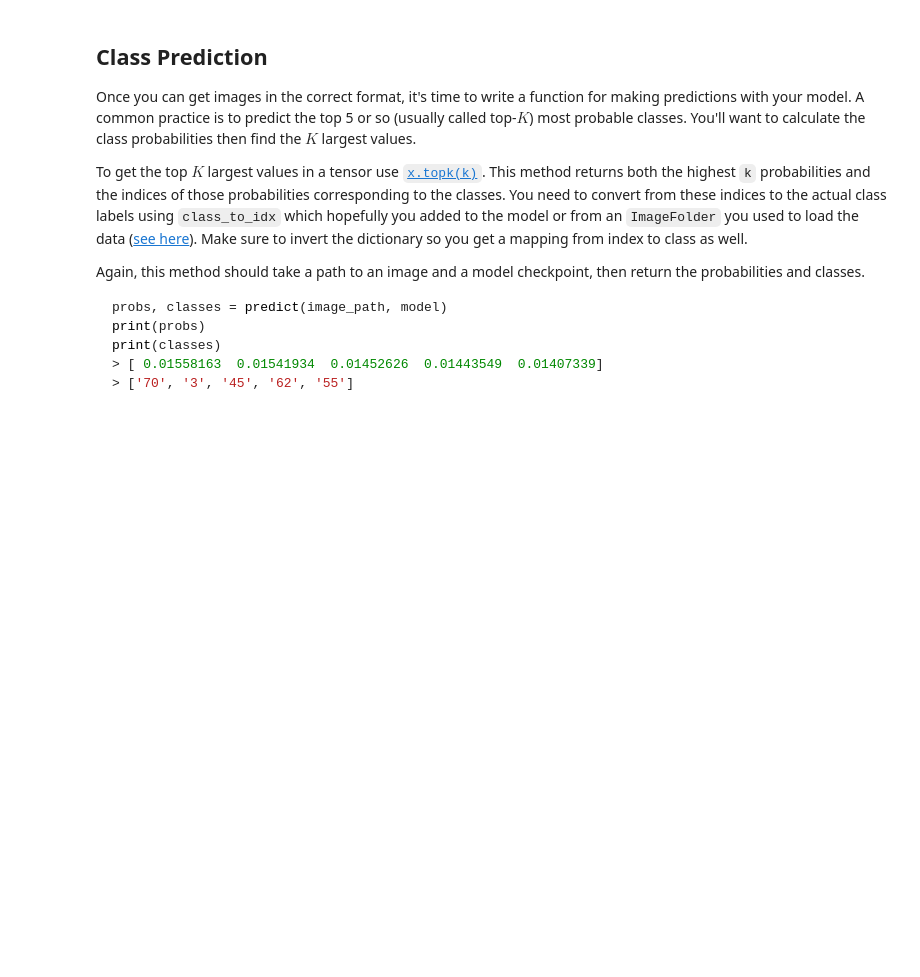
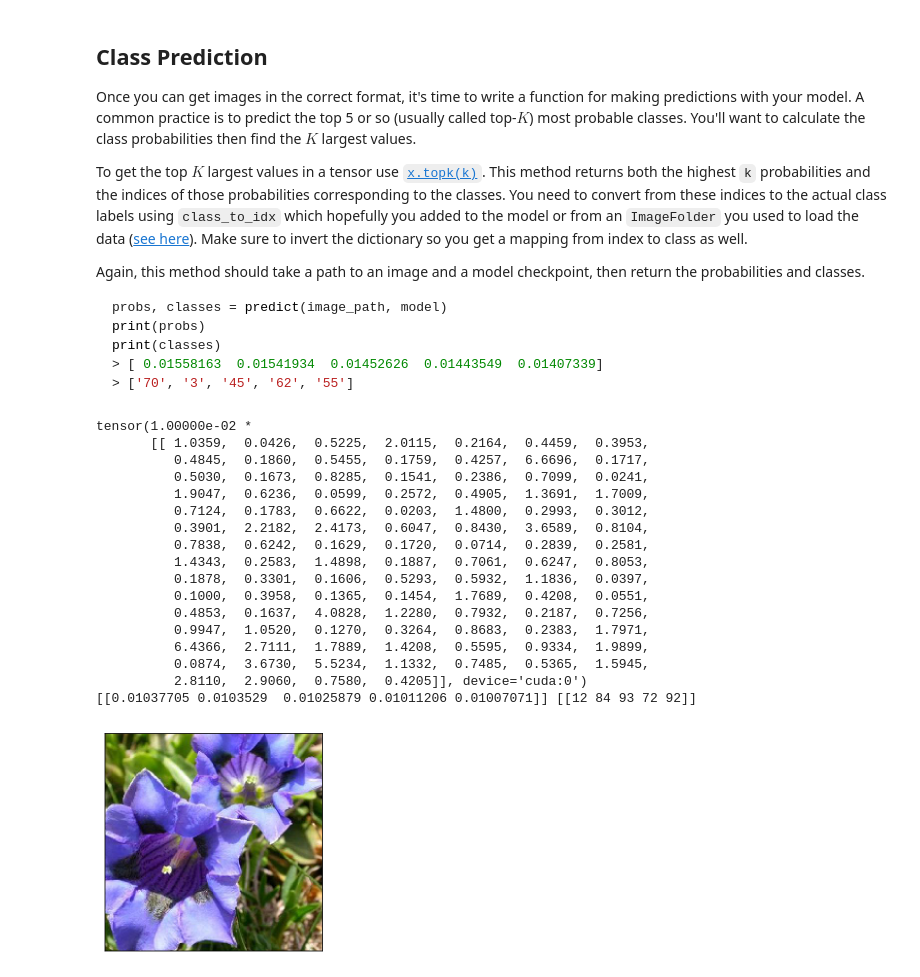
Before and after one commit to ahmetcetin/image-classifier-udacity, a Jupyter notebook: Image Classifier Project.ipynb, the cells around one changed output. Saved outputs shown, nothing was run; the diff lists cells and outputs as text; code cells hidden in the pictures; blank space fills up the shorter version.

Commit message:
contd prediction

```diff
--- a/Image Classifier Project.ipynb
+++ b/Image Classifier Project.ipynb
@@ -399,9 +416,41 @@ print(classes)
 # %%
 def predict(image_path, model, topk=5):
     ''' Predict the class (or classes) of an image using a trained deep learning model.
     '''
+    image = process_image(image_path)
+    image = torch.unsqueeze(image, 0)
+    image = image.to(device).float()
+    result = model(Variable(image))
+    print(result)
+#     result = torch.exp(result)
+    result = F.softmax(result, dim=1)
+    result = result.cpu()
+    probs, classes = result.topk(topk)
+    probs, classes = probs.detach().numpy(), classes.detach().numpy()
+    print(probs, classes)
 
     # TODO: Implement the code to predict the class from an image file
+
+predict('flowers/test/28/image_05230.jpg', model)
+# %% [output]
+tensor(1.00000e-02 *
+       [[ 1.0359,  0.0426,  0.5225,  2.0115,  0.2164,  0.4459,  0.3953,
+          0.4845,  0.1860,  0.5455,  0.1759,  0.4257,  6.6696,  0.1717,
+          0.5030,  0.1673,  0.8285,  0.1541,  0.2386,  0.7099,  0.0241,
+          1.9047,  0.6236,  0.0599,  0.2572,  0.4905,  1.3691,  1.7009,
+          0.7124,  0.1783,  0.6622,  0.0203,  1.4800,  0.2993,  0.3012,
+          0.3901,  2.2182,  2.4173,  0.6047,  0.8430,  3.6589,  0.8104,
+          0.7838,  0.6242,  0.1629,  0.1720,  0.0714,  0.2839,  0.2581,
+          1.4343,  0.2583,  1.4898,  0.1887,  0.7061,  0.6247,  0.8053,
+          0.1878,  0.3301,  0.1606,  0.5293,  0.5932,  1.1836,  0.0397,
+          0.1000,  0.3958,  0.1365,  0.1454,  1.7689,  0.4208,  0.0551,
+          0.4853,  0.1637,  4.0828,  1.2280,  0.7932,  0.2187,  0.7256,
+          0.9947,  1.0520,  0.1270,  0.3264,  0.8683,  0.2383,  1.7971,
+          6.4366,  2.7111,  1.7889,  1.4208,  0.5595,  0.9334,  1.9899,
+          0.0874,  3.6730,  5.5234,  1.1332,  0.7485,  0.5365,  1.5945,
+          2.8110,  2.9060,  0.7580,  0.4205]], device='cuda:0')
+[[0.01037705 0.0103529  0.01025879 0.01011206 0.01007071]] [[12 84 93 72 92]]
+[figure, added]
 # %% [markdown]
 ## Sanity Checking
 
```
Also changed, not shown: parts of 8 cells of this notebook, 2 other files.
